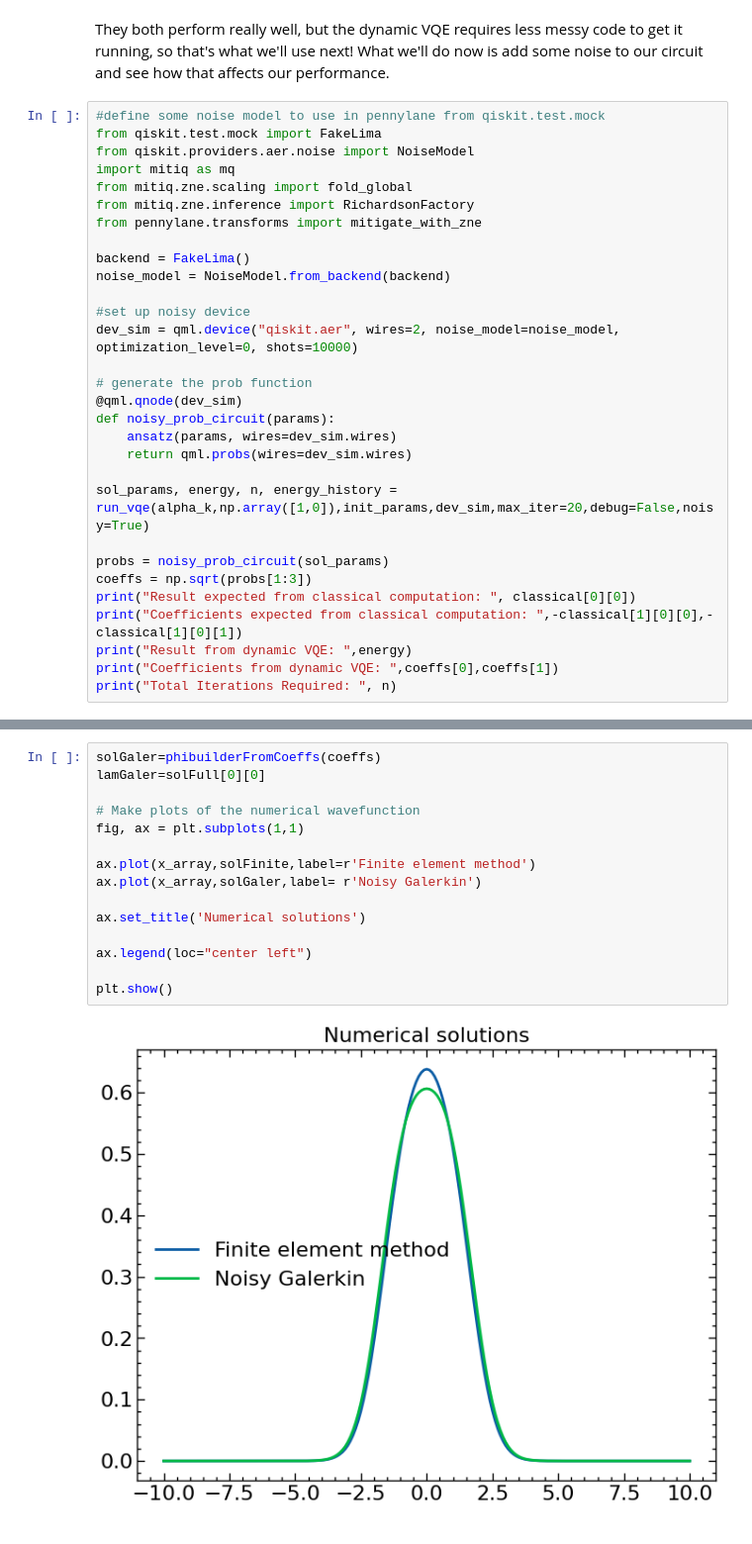
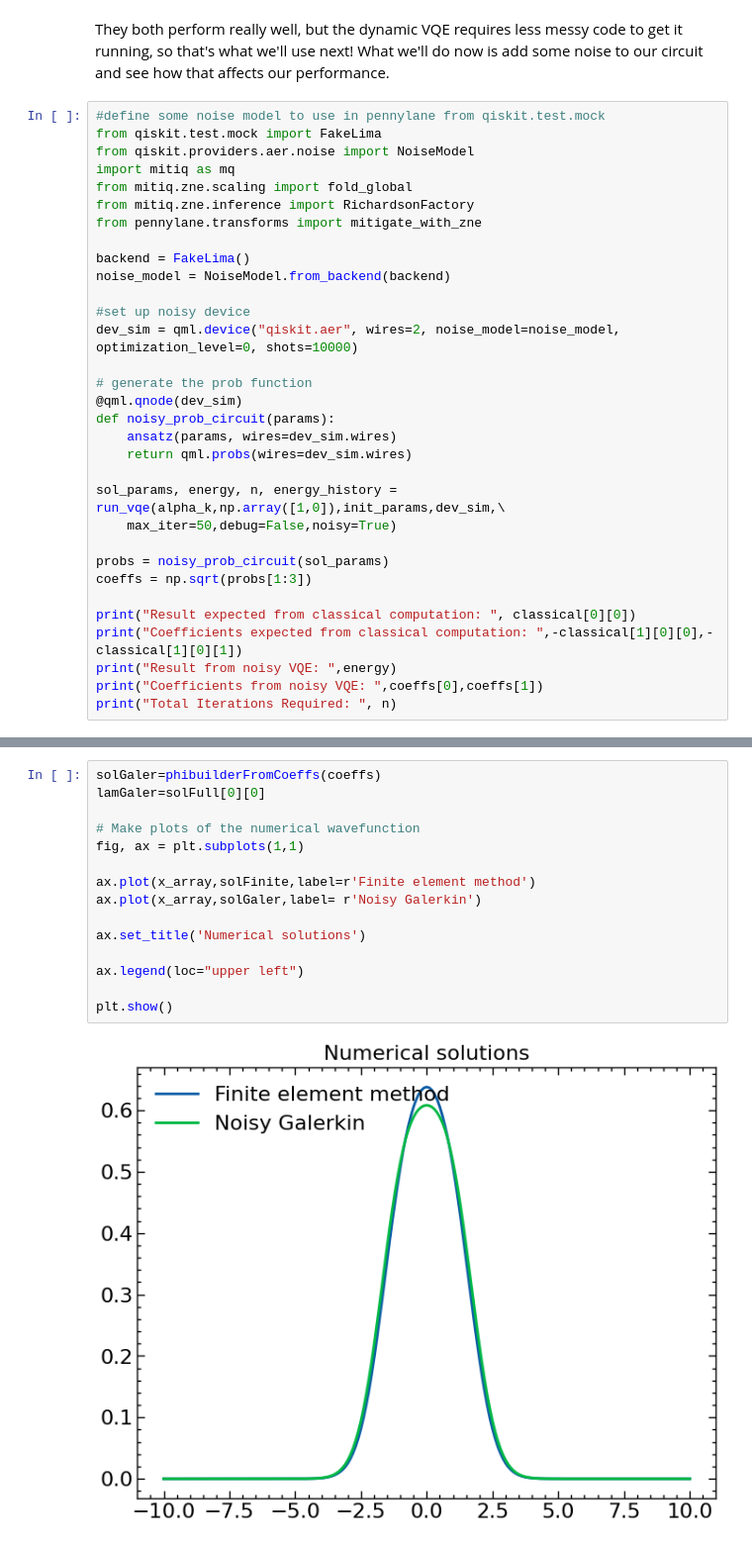
Before and after one commit to kylegodbey/nuclear-quantum-computing, a Jupyter notebook: nuclear-qc/qcgp.ipynb, the cells around one changed output, grey strips where cells are left out. Shown at 99% size. Cells and saved outputs as stored; diff of their text form.

```diff
--- a/nuclear-qc/qcgp.ipynb
+++ b/nuclear-qc/qcgp.ipynb
@@ -792,14 +792,16 @@ def noisy_prob_circuit(params):
     ansatz(params, wires=dev_sim.wires)
     return qml.probs(wires=dev_sim.wires)
 
-sol_params, energy, n, energy_history = run_vqe(alpha_k,np.array([1,0]),init_params,dev_sim,max_iter=20,debug=False,noisy=True)
+sol_params, energy, n, energy_history = run_vqe(alpha_k,np.array([1,0]),init_params,dev_sim,\
+    max_iter=50,debug=False,noisy=True)
 
 probs = noisy_prob_circuit(sol_params)
 coeffs = np.sqrt(probs[1:3])
+
 print("Result expected from classical computation: ", classical[0][0])
 print("Coefficients expected from classical computation: ",-classical[1][0][0],-classical[1][0][1])
-print("Result from dynamic VQE: ",energy)
-print("Coefficients from dynamic VQE: ",coeffs[0],coeffs[1])
+print("Result from noisy VQE: ",energy)
+print("Coefficients from noisy VQE: ",coeffs[0],coeffs[1])
 print("Total Iterations Required: ", n)
 # %% [output]
 Result expected from classical computation:  3.2502202855515776
@@ -820,17 +822,17 @@ plt.show()
 # %%
 solGaler=phibuilderFromCoeffs(coeffs)
 lamGaler=solFull[0][0]
 
 # Make plots of the numerical wavefunction
 fig, ax = plt.subplots(1,1)
 
 ax.plot(x_array,solFinite,label=r'Finite element method')
 ax.plot(x_array,solGaler,label= r'Noisy Galerkin')
 
 ax.set_title('Numerical solutions')
 
-ax.legend(loc="center left")
+ax.legend(loc="upper left")
 
 plt.show()
 # %% [output]
-[figure, old version]
+[figure, new version]
```
Also changed, not shown: parts of 7 cells of this notebook, 1 other file.
